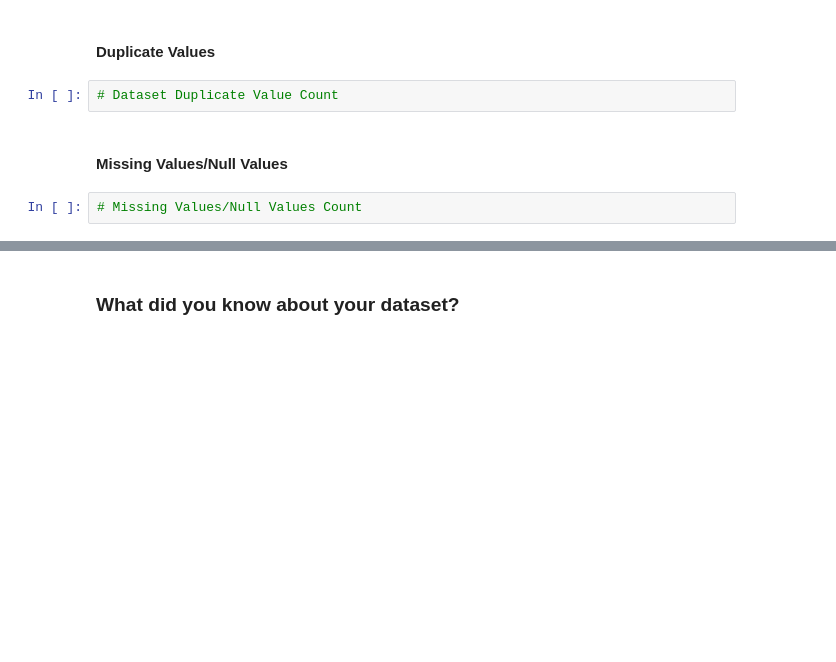
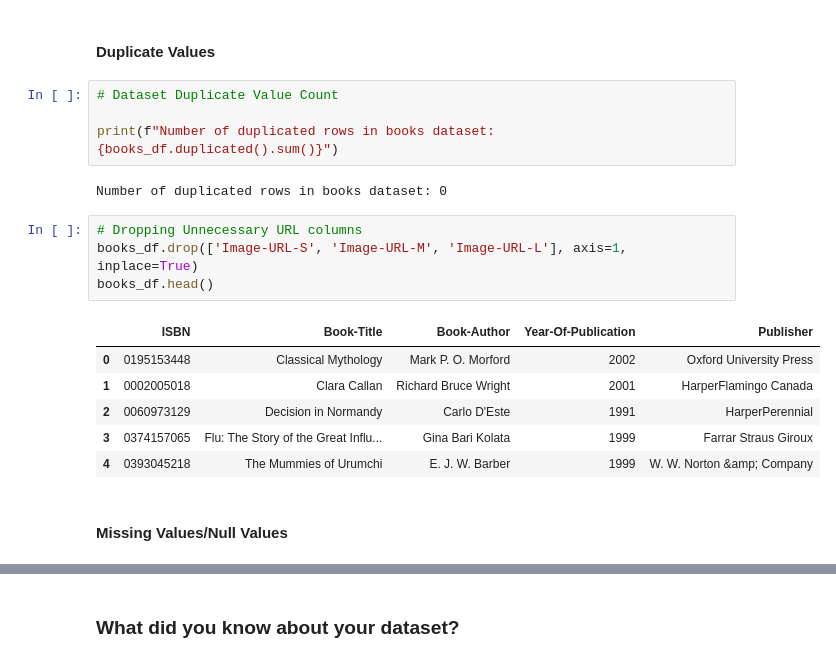
Before and after one commit to rahultj333/ML-Book-Recommendation-System, a Jupyter notebook: Individual_Book_Recommendation_System.ipynb, the cells around one changed output, grey strips where cells are left out. Saved outputs shown, nothing was run; the diff lists cells and outputs as text; blank space fills up the shorter version.

```diff
--- a/Individual_Book_Recommendation_System.ipynb
+++ b/Individual_Book_Recommendation_System.ipynb
@@ -119,7 +256,20 @@ M - Multivariate Analysis
 #### Duplicate Values
 # %%
 # Dataset Duplicate Value Count
+
+print(f"Number of duplicated rows in books dataset: {books_df.duplicated().sum()}")
+# %% [output]
+Number of duplicated rows in books dataset: 0
+# %%
+# Dropping Unnecessary URL columns
+books_df.drop(['Image-URL-S', 'Image-URL-M', 'Image-URL-L'], axis=1, inplace=True)
+books_df.head()
+# %% [output]
+|  | ISBN | Book-Title | Book-Author | Year-Of-Publication | Publisher |
+| 0 | 0195153448 | Classical Mythology | Mark P. O. Morford | 2002 | Oxford University Press |
+| 1 | 0002005018 | Clara Callan | Richard Bruce Wright | 2001 | HarperFlamingo Canada |
+| 2 | 0060973129 | Decision in Normandy | Carlo D'Este | 1991 | HarperPerennial |
+| 3 | 0374157065 | Flu: The Story of the Great Influ... | Gina Bari Kolata | 1999 | Farrar Straus Giroux |
+| 4 | 0393045218 | The Mummies of Urumchi | E. J. W. Barber | 1999 | W. W. Norton &amp; Company |
 # %% [markdown]
 #### Missing Values/Null Values
-# %%
-# Missing Values/Null Values Count
```
Also changed, not shown: parts of 26 cells of this notebook.
